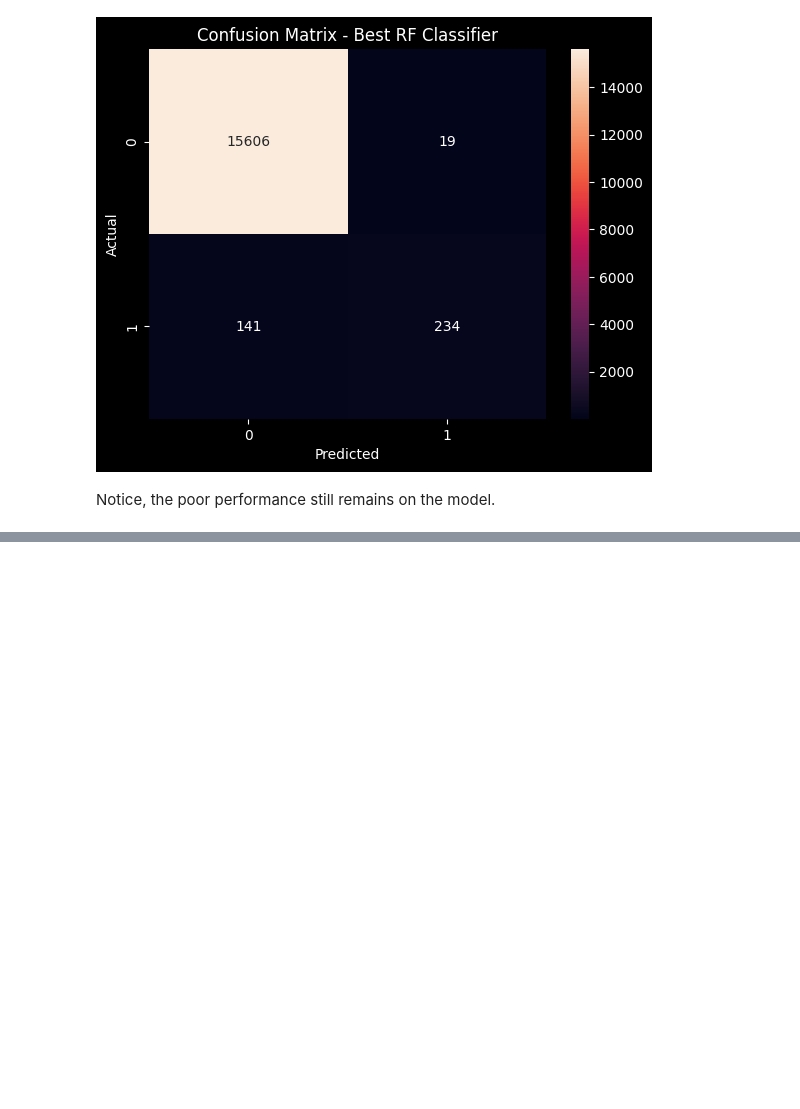
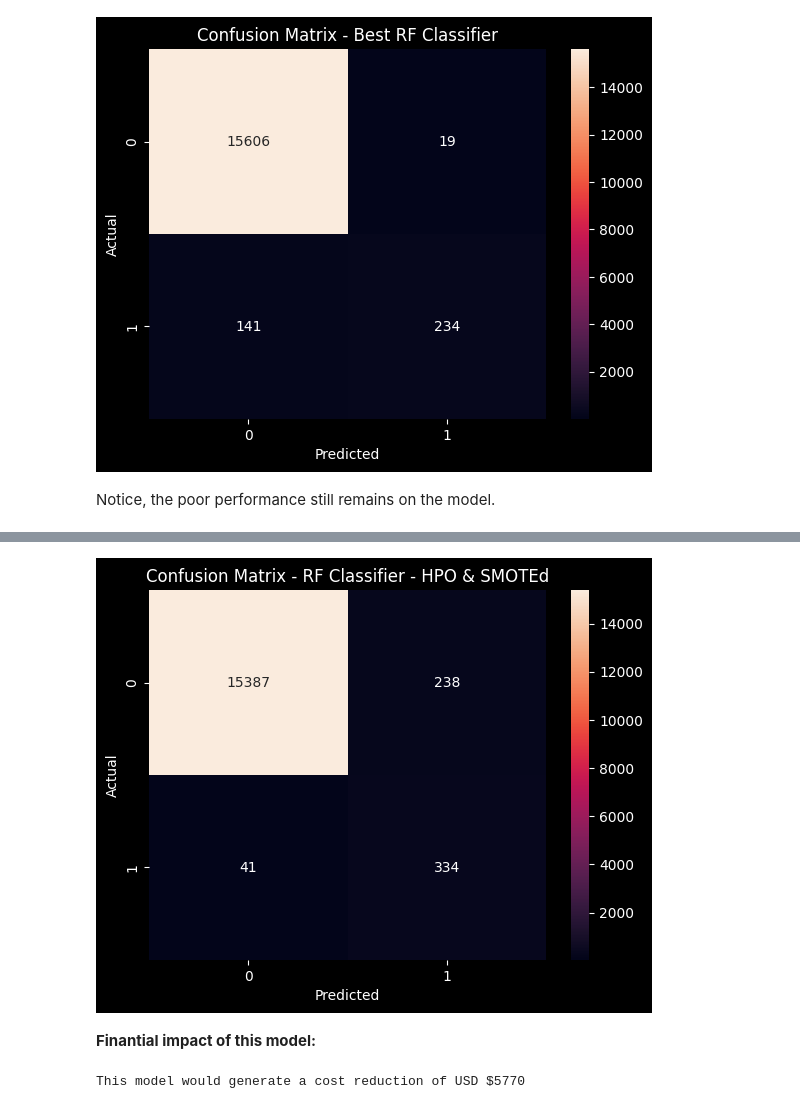
Before and after one commit to michelhilg/truck-maintenance-planning-ML, a Jupyter notebook: notebooks/05_Model_Training.ipynb, the cells around one changed output, grey strips where cells are left out. Drawn from its saved outputs; the diff is of its cells as text; code cells hidden in the pictures; blank space fills up the shorter version.

```diff
--- a/notebooks/05_Model_Training.ipynb
+++ b/notebooks/05_Model_Training.ipynb
@@ -220,0 +339,30 @@ Now, in the second part of this notebook, we will apply the models after perform
+# %%
+# Define parameter distribution for RandomizedSearchCV
+param_dist = {
+    'n_estimators': randint(20, 200),       # Number of trees in the forest
+    'max_depth': randint(1, 40),            # Maximum depth of each tree
+    'min_samples_split': randint(2, 20),    # Minimum number of samples required to split an internal node
+    'min_samples_leaf': randint(1, 20),     # Minimum number of samples required to be at a leaf node
+    'bootstrap': [True, False]              # Whether bootstrap samples are used when building trees
+}
+
+# Initialize RandomForestClassifier
+rf = RandomForestClassifier()
+
+# Set up RandomizedSearchCV
+rand_search = RandomizedSearchCV(
+    rf,
+    param_distributions=param_dist,
+    n_iter=10,                       # Number of different combinations to try
+    cv=5,                           # Number of cross-validation folds
+    verbose=2,                      # Verbosity level
+    random_state=42,                # For reproducibility
+    n_jobs=-1                       # Use all available cores
+)
+
+# Fit RandomizedSearchCV to the training data
+rand_search.fit(X_train_SMOTEd, y_train_SMOTEd)
+best_rf_SMOTEd = rand_search.best_estimator_
+
+# Print the best hyperparameters
+print('Best hyperparameters:', rand_search.best_params_)
@@ -220,0 +387,4 @@ Now, in the second part of this notebook, we will apply the models after perform
+# %%
+# Generate predictions with the best model
+y_pred_best_rf_SMOTEd = best_rf_SMOTEd.predict(X_test)
+print(classification_report(y_test, y_pred_best_rf_SMOTEd))
@@ -220,0 +400,11 @@ Now, in the second part of this notebook, we will apply the models after perform
+# %%
+tn, fp, fn, tp = confmatrix(y_test, y_pred_best_rf_SMOTEd, title = "Confusion Matrix - RF Classifier - HPO & SMOTEd")
+# %% [output]
+[figure, added]
+# %% [markdown]
+**Finantial impact of this model:**
+# %%
+cost_HPO_SMOTEd = int(fn)*500 + int(fp)*10 + int(tp)*25
+print(f"This model would generate a cost reduction of USD ${37000 - cost_HPO_SMOTEd}")
+# %% [output]
+This model would generate a cost reduction of USD $5770
```
Also changed, not shown: parts of 22 cells of this notebook, 2 other files.
